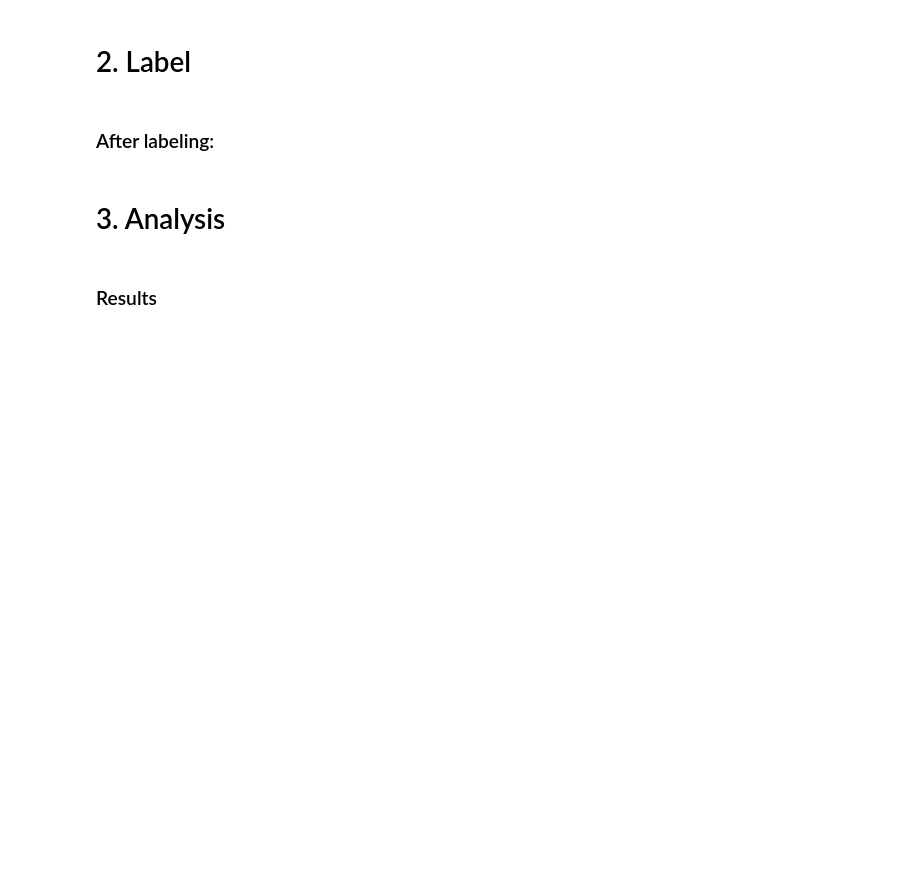
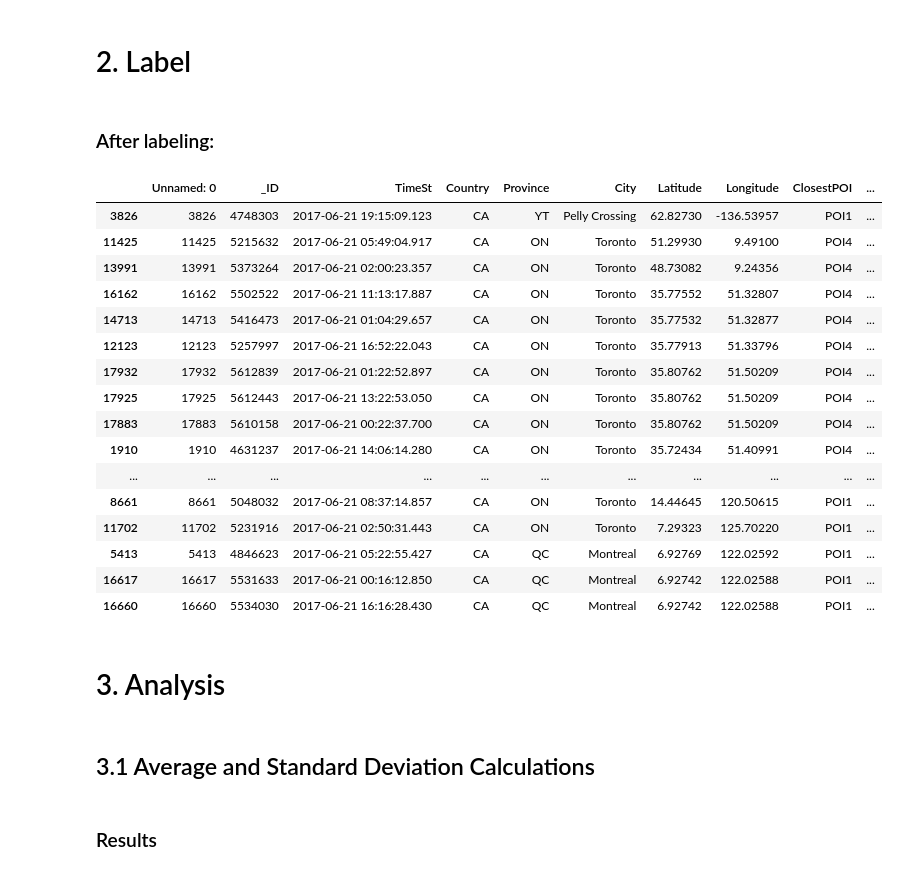
Before and after one commit to MilosOst/ws-data-pandas, a Jupyter notebook: Common Problems.ipynb, the cells around one changed output. Drawn from its saved outputs; the diff is of its cells as text; code cells hidden in the pictures; blank space fills up the shorter version.

```diff
--- a/Common Problems.ipynb
+++ b/Common Problems.ipynb
@@ -100,9 +142,29 @@ label('./data/FilteredDataSample.csv')
 # %% [markdown]
 ### After labeling:
 # %%
-pd.read_csv('./data/FilteredDataSample.csv')
+pd.read_csv('./data/FilteredDataSample.csv').sort_values('POIDistance').tail(20)
+# %% [output]
+|  | Unnamed: 0 | _ID | TimeSt | Country | Province | City | Latitude | Longitude | ClosestPOI | ... |
+| 3826 | 3826 | 4748303 | 2017-06-21 19:15:09.123 | CA | YT | Pelly Crossing | 62.82730 | -136.53957 | POI1 | ... |
+| 11425 | 11425 | 5215632 | 2017-06-21 05:49:04.917 | CA | ON | Toronto | 51.29930 | 9.49100 | POI4 | ... |
+| 13991 | 13991 | 5373264 | 2017-06-21 02:00:23.357 | CA | ON | Toronto | 48.73082 | 9.24356 | POI4 | ... |
+| 16162 | 16162 | 5502522 | 2017-06-21 11:13:17.887 | CA | ON | Toronto | 35.77552 | 51.32807 | POI4 | ... |
+| 14713 | 14713 | 5416473 | 2017-06-21 01:04:29.657 | CA | ON | Toronto | 35.77532 | 51.32877 | POI4 | ... |
+| 12123 | 12123 | 5257997 | 2017-06-21 16:52:22.043 | CA | ON | Toronto | 35.77913 | 51.33796 | POI4 | ... |
+| 17932 | 17932 | 5612839 | 2017-06-21 01:22:52.897 | CA | ON | Toronto | 35.80762 | 51.50209 | POI4 | ... |
+| 17925 | 17925 | 5612443 | 2017-06-21 13:22:53.050 | CA | ON | Toronto | 35.80762 | 51.50209 | POI4 | ... |
+| 17883 | 17883 | 5610158 | 2017-06-21 00:22:37.700 | CA | ON | Toronto | 35.80762 | 51.50209 | POI4 | ... |
+| 1910 | 1910 | 4631237 | 2017-06-21 14:06:14.280 | CA | ON | Toronto | 35.72434 | 51.40991 | POI4 | ... |
+| ... | ... | ... | ... | ... | ... | ... | ... | ... | ... | ... |
+| 8661 | 8661 | 5048032 | 2017-06-21 08:37:14.857 | CA | ON | Toronto | 14.44645 | 120.50615 | POI1 | ... |
+| 11702 | 11702 | 5231916 | 2017-06-21 02:50:31.443 | CA | ON | Toronto | 7.29323 | 125.70220 | POI1 | ... |
+| 5413 | 5413 | 4846623 | 2017-06-21 05:22:55.427 | CA | QC | Montreal | 6.92769 | 122.02592 | POI1 | ... |
+| 16617 | 16617 | 5531633 | 2017-06-21 00:16:12.850 | CA | QC | Montreal | 6.92742 | 122.02588 | POI1 | ... |
+| 16660 | 16660 | 5534030 | 2017-06-21 16:16:28.430 | CA | QC | Montreal | 6.92742 | 122.02588 | POI1 | ... |
 # %% [markdown]
 # 3. Analysis
+# %% [markdown]
+## 3.1 Average and Standard Deviation Calculations
 # %%
 def get_poi_data(file: str) -> dict[str, list[float]]:
     """
```
Also changed, not shown: parts of 13 cells of this notebook, 1 other file.
